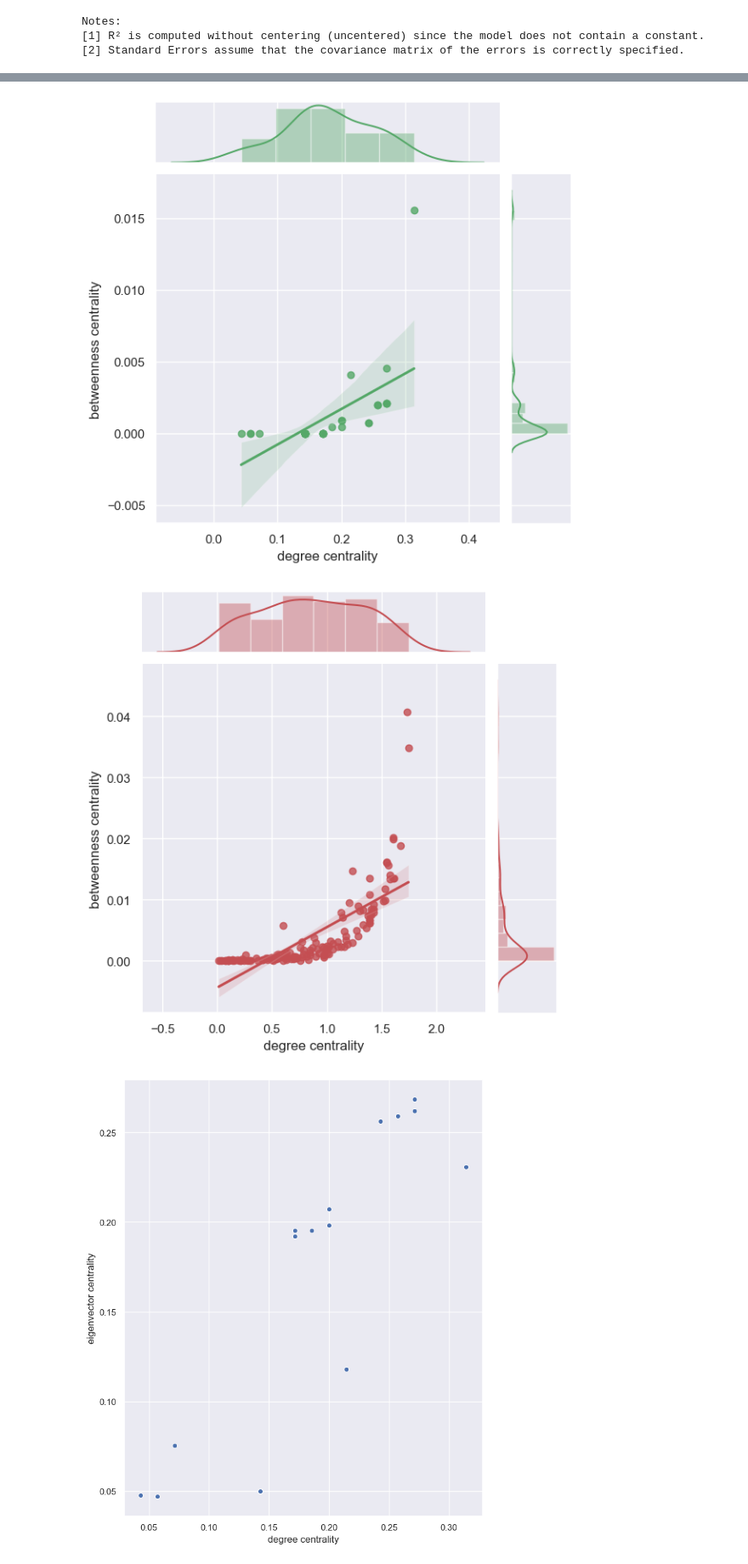
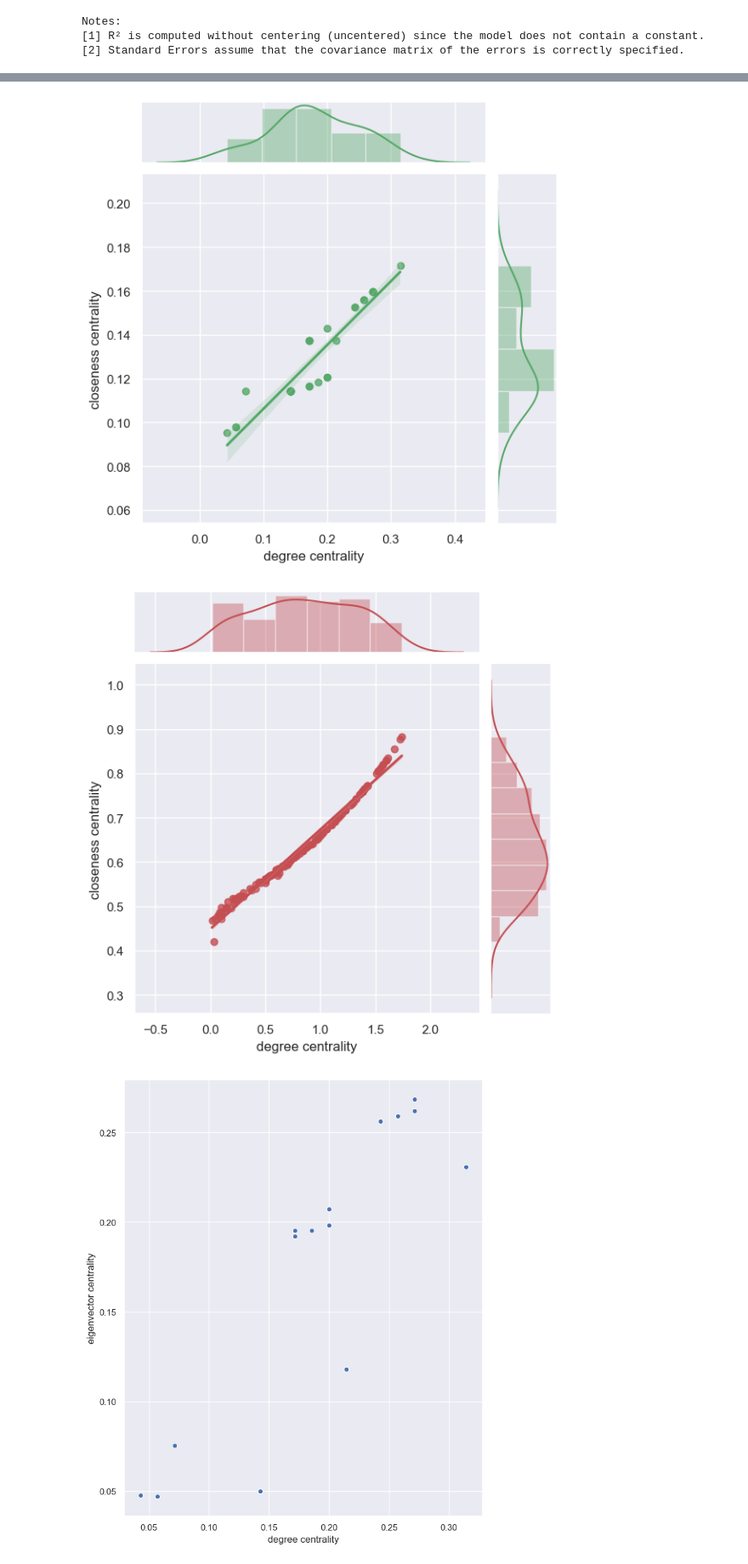
Before and after one commit to joaopmjm/RedesSociaisProjeto1, a Jupyter notebook: pipeline.ipynb, the cells around one changed output, grey strips where cells are left out. Shown at 85% size. Saved outputs shown, nothing was run; the diff lists cells and outputs as text; code cells hidden in the pictures.

```diff
--- a/pipeline.ipynb
+++ b/pipeline.ipynb
@@ -630,12 +678,12 @@ Notes:
 # %%
 data_badass = data.loc[data['degree centrality']>0.0]
 data_bape = data_ape.loc[data_ape['degree centrality']>0.0]
-sns.jointplot(data=data_badass, y='betweenness centrality', x='degree centrality', kind='reg', color='g');
-sns.jointplot(data=data_bape, y='betweenness centrality', x='degree centrality', kind='reg', color='r');
+sns.jointplot(data=data_badass, y='closeness centrality', x='degree centrality', kind='reg', color='g');
+sns.jointplot(data=data_bape, y='closeness centrality', x='degree centrality', kind='reg', color='r');
 plt.show()
 # %% [output]
-[figure, old version]
+[figure, new version]
-[figure, old version]
+[figure, new version]
 # %%
 data_badass = data.loc[data['degree centrality']>0.0]
 sns.scatterplot(data=data_badass, y='eigenvector centrality', x='degree centrality');
```
Also changed, not shown: parts of 2 cells of this notebook.
